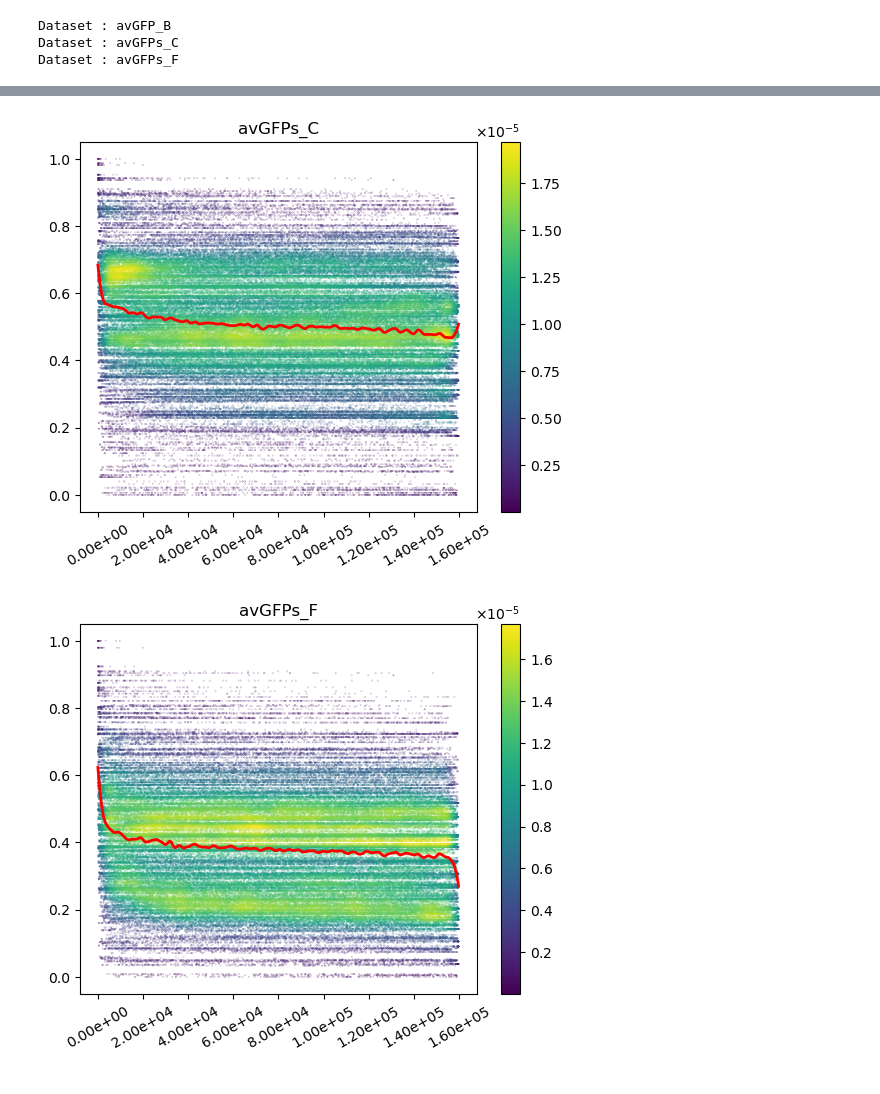
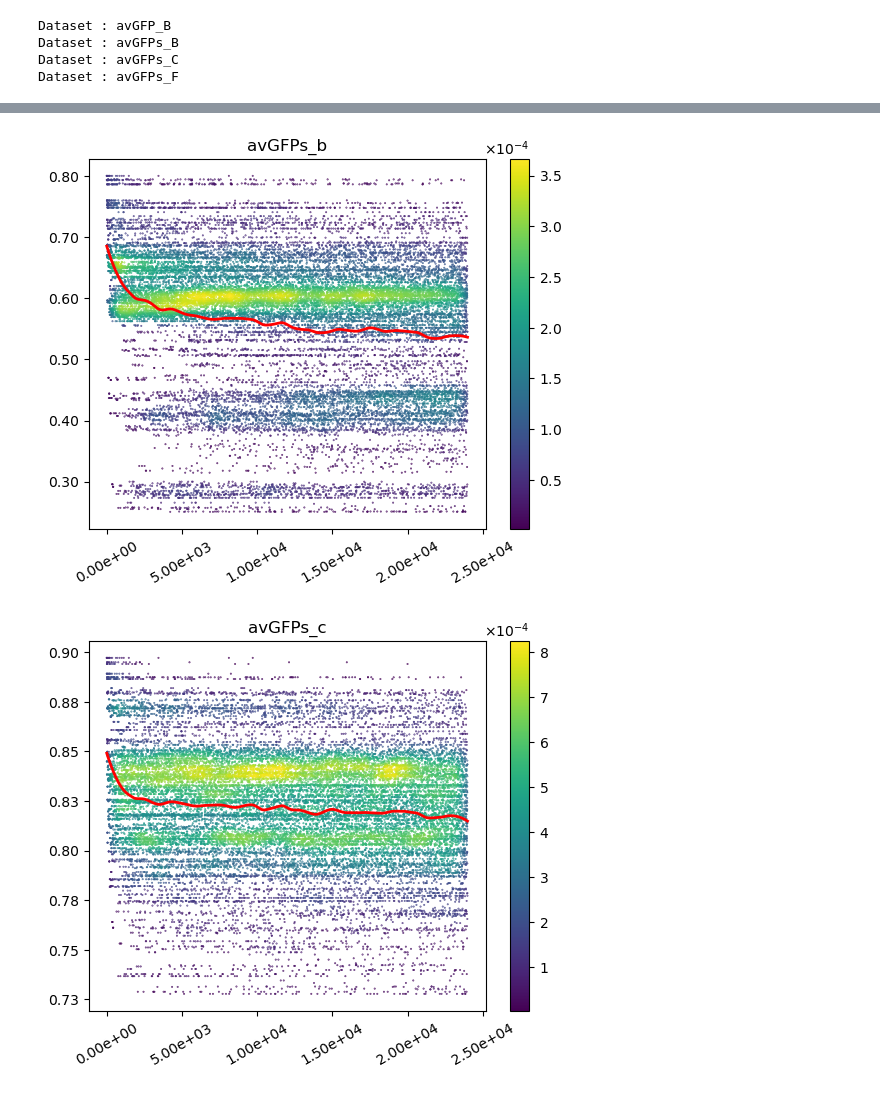
Before and after one commit to Chemical118/ProRF_server, a Jupyter notebook: avGFP_set.ipynb, the cells around one changed output, grey strips where cells are left out. Drawn from its saved outputs; the diff is of its cells as text; code cells hidden in the pictures.

```diff
--- a/avGFP_set.ipynb
+++ b/avGFP_set.ipynb
@@ -1,10 +1,12 @@
 # %%
 include("load_save.jl")
 R, X, Y, L, F, Y, PY = load_big_dataset("avGFP", val_mode=true);
-R1, X1, Y1, L1, MF1, SF1, Y1, PY1 = load_small_dataset("avGFPs", 'C', val_mode=true);
-R2, X2, Y2, L2, MF2, SF2, Y2, PY2 = load_small_dataset("avGFPs", 'F', val_mode=true);
+R1, X1, Y1, L1, MF1, SF1, Y1, PY1 = load_small_dataset("avGFPs", 'B', val_mode=true);
+R2, X2, Y2, L2, MF2, SF2, Y2, PY2 = load_small_dataset("avGFPs", 'C', val_mode=true);
+R3, X3, Y3, L3, MF3, SF3, Y3, PY3 = load_small_dataset("avGFPs", 'F', val_mode=true);
 # %% [output]
 Dataset : avGFP_B
+Dataset : avGFPs_B
 Dataset : avGFPs_C
 Dataset : avGFPs_F
 # %%
@@ -12,7 +14,8 @@ using XLSX, FASTX, DataFrames, AverageShiftedHistograms, Loess, PyPlot, Printf,
 # %%
 M = load_dataset_model("avGFP"); # brightness
-M1 = load_dataset_model("avGFPs", 'C'); # emission maximum
-M2 = load_dataset_model("avGFPs", 'F'); # brightness
+M1 = load_dataset_model("avGFPs", 'B'); # emission
+M2 = load_dataset_model("avGFPs", 'C'); # exciation
+M3 = load_dataset_model("avGFPs", 'F'); # brightness
 # %%
 excel_data = DataFrame(XLSX.readtable("SIData/avGFP.xlsx", "Sheet1", infer_eltypes=true))
 ref_seq = [FASTA.sequence(String, record) for record in open(FASTA.Reader, "SIData/avGFP_ref.fasta")][1]
@@ -29,15 +30,21 @@ data_vector = [(M, L, "avGFP_B"), (M1, L1, "avGFPs_C"), (M2, L2, "avGFPs_F")];
+# %%
+data_vector = [[M, L, "avGFP_b"], [M1, L1, "avGFPs_b"], [M2, L2, "avGFPs_c"], [M3, L3, "avGFPs_f"]];
+for i in eachindex(data_vector)
+    push!(data_vector[i], parallel_predict(data_vector[i][1], data_vector[i][2], seq_vector))
+end
 # %%
+ratio = 0.15
 for data in data_vector
-    m, l, ti = data
-    ans = parallel_predict(m, l, seq_vector)
-    ans = min_max_norm(ans)
+    m, l, ti, ans = data
+    # ans = min_max_norm(ans)
 
+    ans = ans[1:floor(Int, ratio*length(ans))]
     xs = 1:length(ans)
     ys = ans
 
-    model = loess(xs, ys, span=0.05)
+    model = loess(xs, ys; span=0.15)
     us = range(extrema(xs)...; step=0.1)
-    vs = predict(model, us)
+    vs = Loess.predict(model, us)
 
     color = Vector{Float64}()
     ke = AverageShiftedHistograms.Kernels.gaussian
@@ -49,11 +56,12 @@ for data in data_vector
 
     fig, ax = subplots()
     ax.xaxis.set_major_formatter(matplotlib.ticker.FormatStrFormatter("%.2e"))
+    ax.yaxis.set_major_formatter(matplotlib.ticker.FormatStrFormatter("%.2f"))
     xticks(rotation=30)
-    scatter(xs[sorted_idx], ys[sorted_idx], c=color[sorted_idx], s=0.01)
+    scatter(xs[sorted_idx], ys[sorted_idx], c=color[sorted_idx], s=0.15)
     plot(us, vs, linewidth=2, c="red")
     cbar = colorbar()
-    cbar.ax.ticklabel_format(useMathText=true)
+    cbar.ax.ticklabel_format(useMathText=true, scilimits=(0, 0))
     title(ti)
 
     display(gcf())
@@ -64,2 +72,2 @@ end
-[figure, old version]
+[figure, new version]
-[figure, old version]
+[figure, new version]
```
Also changed, not shown: parts of 5 cells of this notebook, 12 other files.
